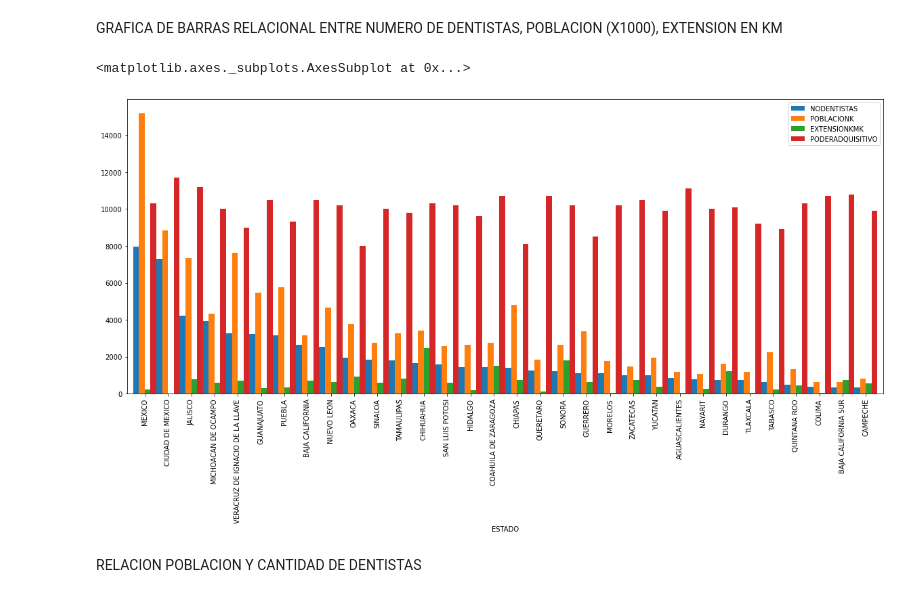
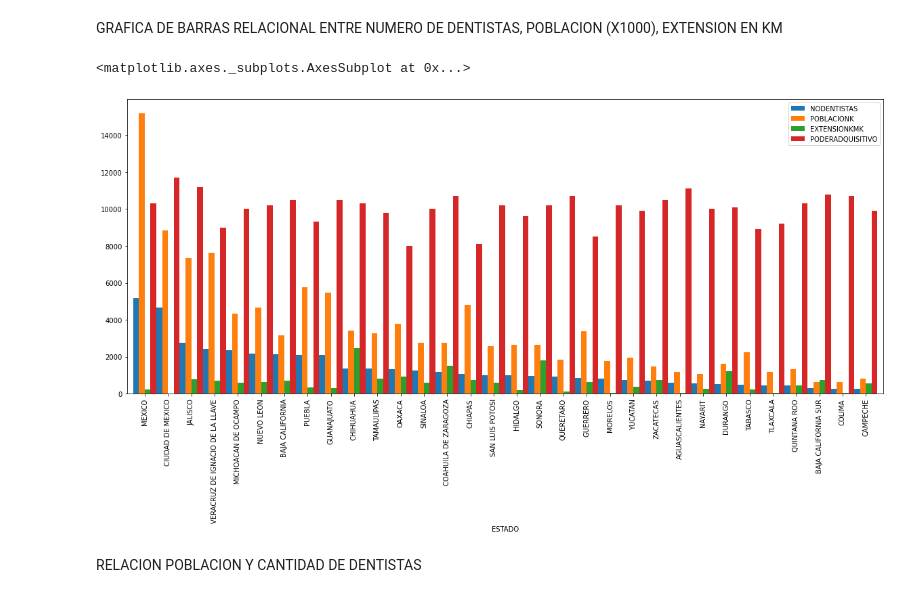
Before and after one commit to KACHIHUAHUA/Project1, a Jupyter notebook: Jupyter Notebooks/3. P5DENTISTASMEX.ipynb, the cells around one changed output. Saved outputs shown, nothing was run; the diff lists cells and outputs as text; code cells hidden in the pictures.

```diff
--- a/Jupyter Notebooks/3. P5DENTISTASMEX.ipynb
+++ b/Jupyter Notebooks/3. P5DENTISTASMEX.ipynb
@@ -244,6 +260,6 @@ entidad                                         1
 Name: entidad, dtype: int64
 # %%
-RELACIONESTADODENTIS = pd.DataFrame(denue_data['entidad'].value_counts().reset_index().values, columns=["ESTADO", "NODENTISTAS"])
+RELACIONESTADODENTIS = pd.DataFrame(denue2['entidad'].value_counts().reset_index().values, columns=["ESTADO", "NODENTISTAS"])
 RELACIONESTADODENTIS
 # %% [output]
 |  | ESTADO | NODENTISTAS |
@@ -287,5 +303,5 @@ RELACIONESTADODENTIS
 # %%
-file_to_load = "estadospoblacion.csv"
+file_to_load = "../Resources/estadospoblacion.csv"
 poblacionxestado = pd.read_csv(file_to_load, encoding = "ISO-8859-1")
 poblacionxestado.columns = ['ESTADO','POBLACION']
 poblacionxestado.head()
@@ -416,5 +432,5 @@ MERGEESTADODENTISGEO
 # %%
-file_to_load = "EXTENSIONTERRITORIAL.csv"
+file_to_load = "../Resources/EXTENSIONTERRITORIAL.csv"
 extensionxestado = pd.read_csv(file_to_load, encoding = "ISO-8859-1")
 extensionxestado.columns = ['ESTADO','EXTENSIONKM']
 extensionxestado.head()
@@ -455,5 +471,5 @@ MERGEESTADODENTISGEO
 # %%
-file_to_load = "PODERAQUISITIVOPORESTADO.csv"
+file_to_load = "../Output/PODERAQUISITIVOPORESTADO.csv"
 PODERADQUISI = pd.read_csv(file_to_load, encoding = "ISO-8859-1")
 PODERADQUISI .columns = ['ESTADO','PODERADQUISITIVO']
 PODERADQUISI.head()
@@ -503,10 +519,10 @@ plt.bar(x_axis, dentistasxestado, color='r', alpha=0.5, align="center")
 # %% [markdown]
 GRAFICA DE BARRAS RELACIONAL ENTRE NUMERO DE DENTISTAS, POBLACION (X1000), EXTENSION EN KM
 # %%
-MERGEESTADODENTISGEO3.plot(x="ESTADO",y=["NODENTISTAS","POBLACION","EXTENSION","PODERADQUISITIVO"],kind="bar",figsize=(20,8),width=1)
+MERGEESTADODENTISGEO3.plot(x="ESTADO",y=["NODENTISTAS","POBLACIONK","EXTENSIONKMK","PODERADQUISITIVO"],kind="bar",figsize=(20,8),width=1)
 # %% [output]
 <matplotlib.axes._subplots.AxesSubplot at 0x...>
-[figure, old version]
+[figure, new version]
 # %% [markdown]
 RELACION POBLACION Y CANTIDAD DE DENTISTAS
 # %%
```
Also changed, not shown: parts of 21 cells of this notebook, 3 other files.
